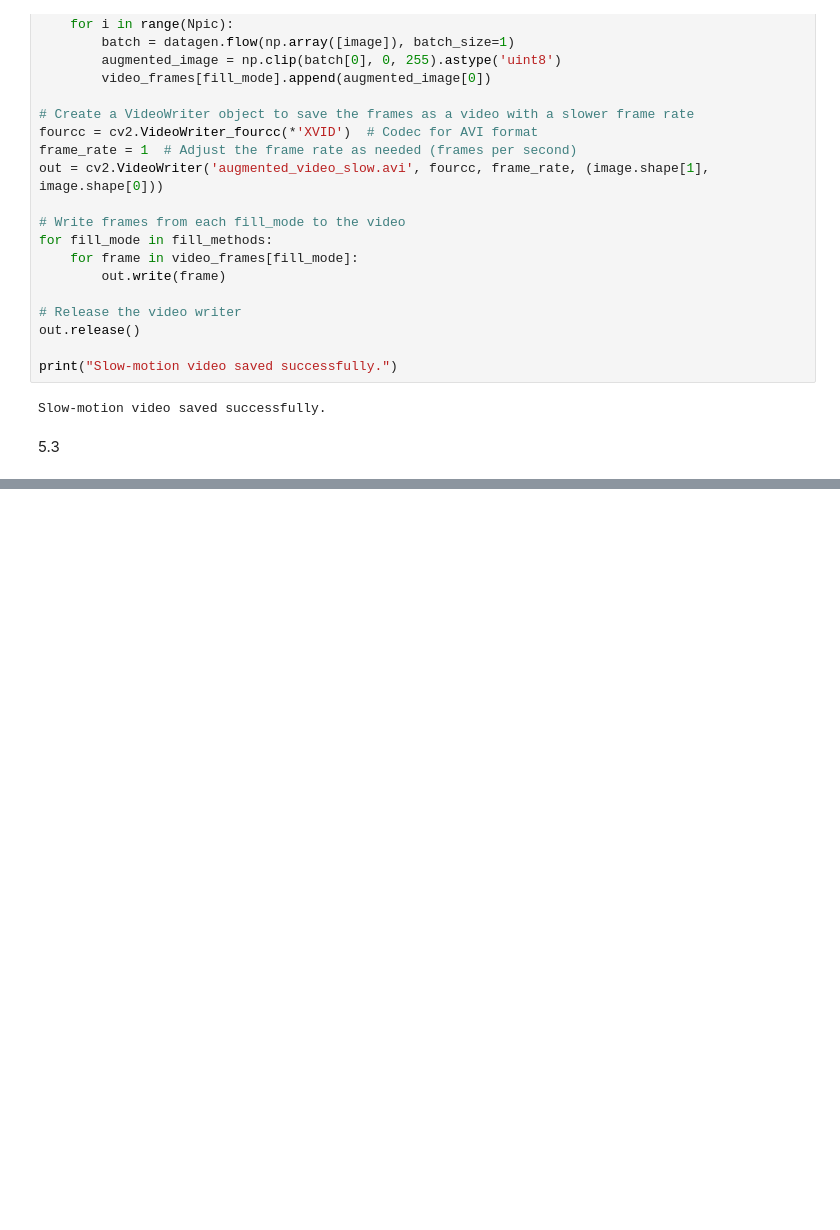
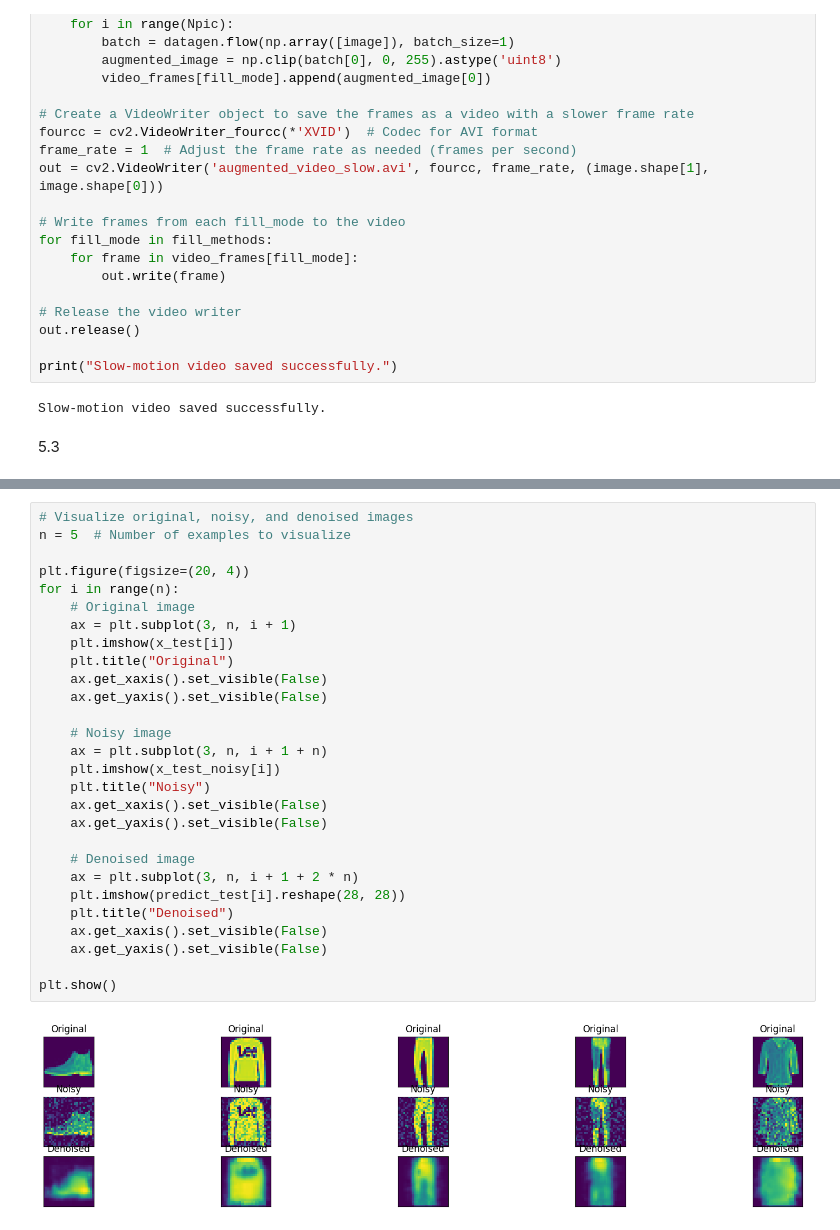
Before and after one commit to Han-Wanburhan/ImageProcessing, a Jupyter notebook: ImageProcessing_KMITL_Lab05_.ipynb, the cells around one changed output, grey strips where cells are left out. Cells and saved outputs as stored; diff of their text form; blank space fills up the shorter version.

```diff
--- a/ImageProcessing_KMITL_Lab05_.ipynb
+++ b/ImageProcessing_KMITL_Lab05_.ipynb
@@ -140,0 +390,30 @@ Slow-motion video saved successfully.
+# %%
+# Visualize original, noisy, and denoised images
+n = 5  # Number of examples to visualize
+
+plt.figure(figsize=(20, 4))
+for i in range(n):
+    # Original image
+    ax = plt.subplot(3, n, i + 1)
+    plt.imshow(x_test[i])
+    plt.title("Original")
+    ax.get_xaxis().set_visible(False)
+    ax.get_yaxis().set_visible(False)
+
+    # Noisy image
+    ax = plt.subplot(3, n, i + 1 + n)
+    plt.imshow(x_test_noisy[i])
+    plt.title("Noisy")
+    ax.get_xaxis().set_visible(False)
+    ax.get_yaxis().set_visible(False)
+
+    # Denoised image
+    ax = plt.subplot(3, n, i + 1 + 2 * n)
+    plt.imshow(predict_test[i].reshape(28, 28))
+    plt.title("Denoised")
+    ax.get_xaxis().set_visible(False)
+    ax.get_yaxis().set_visible(False)
+
+plt.show()
+# %% [output]
+[figure, added]
```
Also changed, not shown: parts of 11 cells of this notebook, 4 other files.
